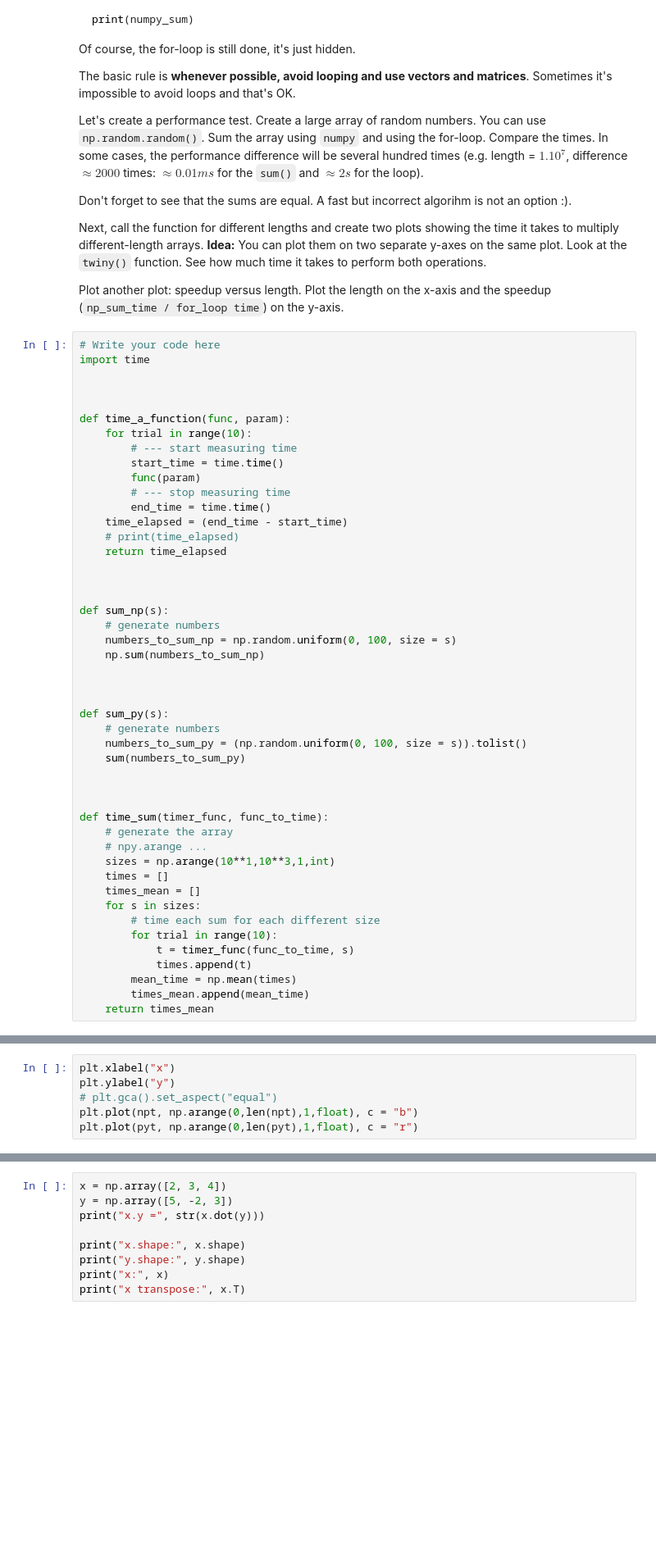
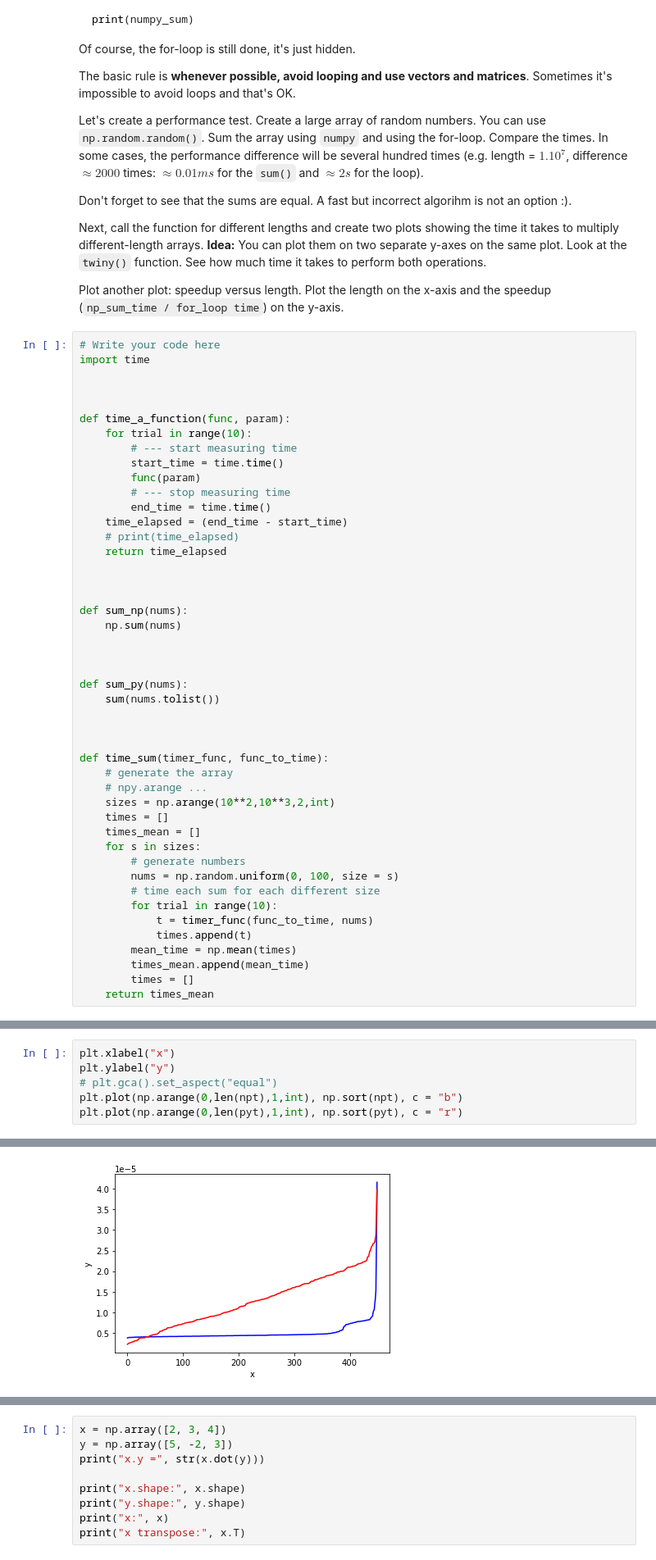
Before and after one commit to atkuzmanov/softuni-ai-mathconceptsfordevs-2021, a Jupyter notebook: 8-linear-algebra-exercise-2021-03-09/06-Linear-Algebra-Exercise-homework/Linear Algebra Exercise.ipynb, the cells around one changed output, grey strips where cells are left out. Shown at 82% size. Drawn from its saved outputs; the diff is of its cells as text; blank space fills up the shorter version.

```diff
--- a/8-linear-algebra-exercise-2021-03-09/06-Linear-Algebra-Exercise-homework/Linear Algebra Exercise.ipynb
+++ b/8-linear-algebra-exercise-2021-03-09/06-Linear-Algebra-Exercise-homework/Linear Algebra Exercise.ipynb
@@ -181,33 +181,32 @@ def time_a_function(func, param):
 
 
 
-def sum_np(s):
-    # generate numbers
-    numbers_to_sum_np = np.random.uniform(0, 100, size = s)
-    np.sum(numbers_to_sum_np)
+def sum_np(nums):
+    np.sum(nums)
 
 
 
-def sum_py(s):
-    # generate numbers
-    numbers_to_sum_py = (np.random.uniform(0, 100, size = s)).tolist()
-    sum(numbers_to_sum_py)
+def sum_py(nums):
+    sum(nums.tolist())
 
 
 
 def time_sum(timer_func, func_to_time):
     # generate the array
     # npy.arange ...
-    sizes = np.arange(10**1,10**3,1,int)
+    sizes = np.arange(10**2,10**3,2,int)
     times = []
     times_mean = []
     for s in sizes:
+        # generate numbers
+        nums = np.random.uniform(0, 100, size = s)
         # time each sum for each different size
         for trial in range(10):
-            t = timer_func(func_to_time, s)
+            t = timer_func(func_to_time, nums)
             times.append(t)
         mean_time = np.mean(times)
         times_mean.append(mean_time)
+        times = []
     return times_mean
 # %%
 npt = time_sum(time_a_function, sum_np)
@@ -219,5 +218,6 @@ print(pyt)
 plt.xlabel("x")
 plt.ylabel("y")
 # plt.gca().set_aspect("equal")
-plt.plot(npt, np.arange(0,len(npt),1,float), c = "b")
-plt.plot(pyt, np.arange(0,len(pyt),1,float), c = "r")
+plt.plot(np.arange(0,len(npt),1,int), np.sort(npt), c = "b")
+plt.plot(np.arange(0,len(pyt),1,int), np.sort(pyt), c = "r")
+# %% [output]
@@ -223,0 +225 @@ plt.plot(pyt, np.arange(0,len(pyt),1,float), c = "r")
+[figure, added]
```
Also changed, not shown: parts of 4 cells of this notebook.
